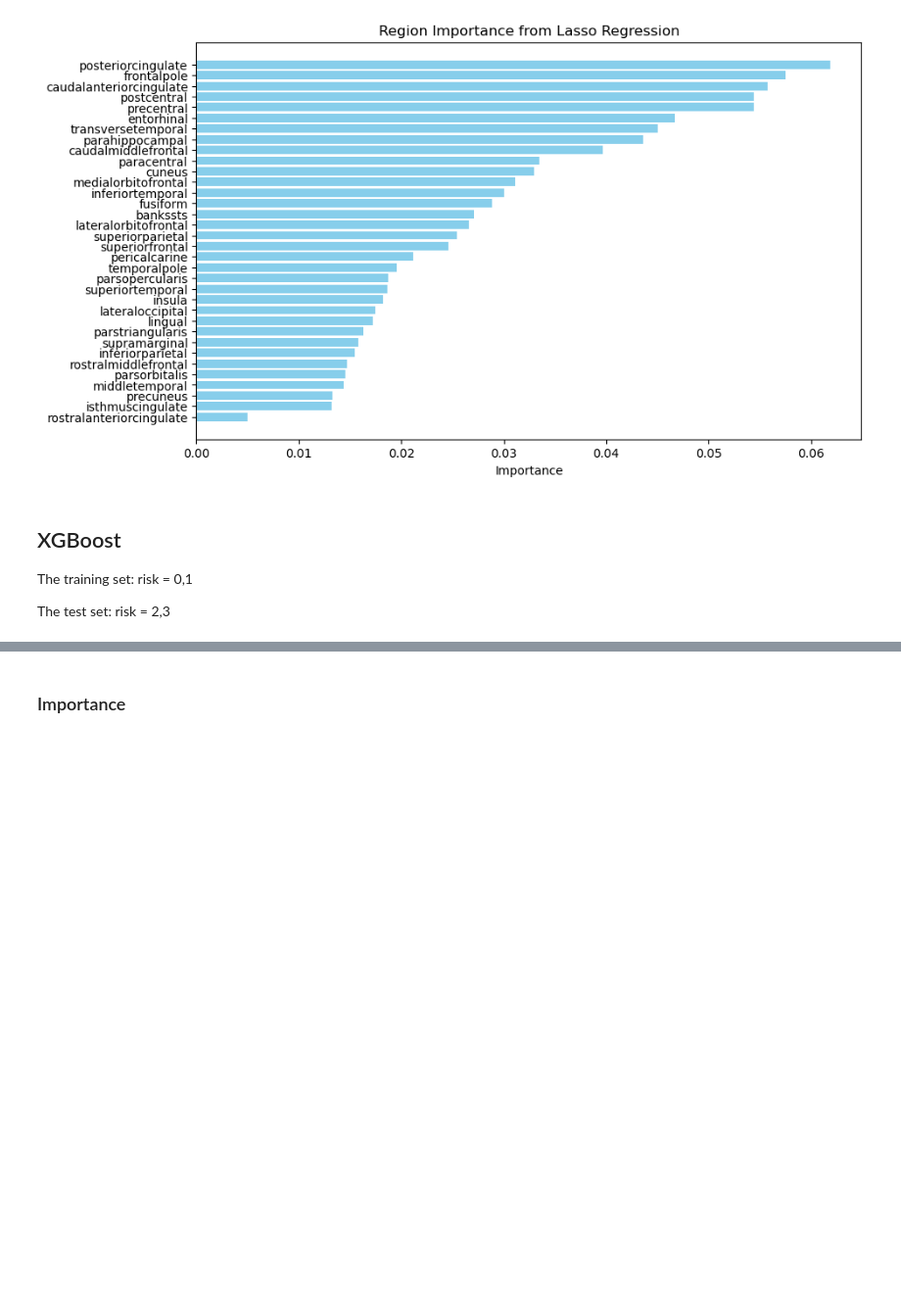
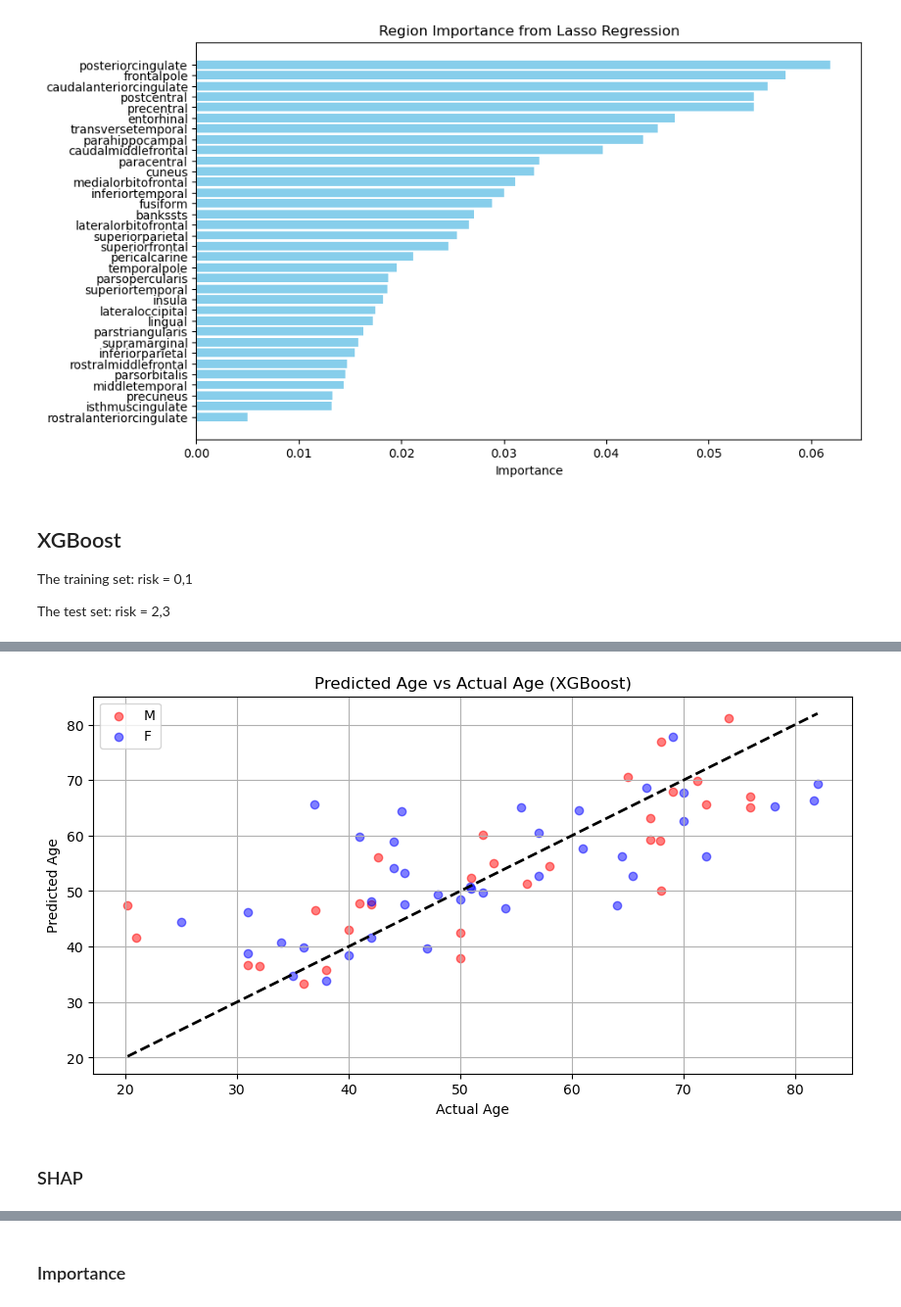
Before and after one commit to wowgudabudaa/Age_prediction_using_columns_analysis, a Jupyter notebook: age_prediction_on_columns_analyses/AD-DECODE_fa.ipynb, the cells around one changed output, grey strips where cells are left out. Shown at 98% size. Saved outputs shown, nothing was run; the diff lists cells and outputs as text; code cells hidden in the pictures; blank space fills up the shorter version.

```diff
--- a/age_prediction_on_columns_analyses/AD-DECODE_fa.ipynb
+++ b/age_prediction_on_columns_analyses/AD-DECODE_fa.ipynb
@@ -840,0 +962,18 @@ XGBoost Training R-squared (R2): 1.00
+# %%
+# Plot the predicted age vs actual age for sex
+# The 'sex' column in df contains: 'M' or 'F'
+
+plt.figure(figsize=(10, 5))
+plt.scatter(final_y['age'][df['sex'] == 'M'], final_y['test'][df['sex'] == 'M'], c='red', label='M', alpha=0.5)
+plt.scatter(final_y['age'][df['sex'] == 'F'], final_y['test'][df['sex'] == 'F'], c='blue', label='F', alpha=0.5)
+plt.plot([min(final_y['age']), max(final_y['age'])], [min(final_y['age']), max(final_y['age'])], 'k--', lw=2)
+plt.xlabel('Actual Age')
+plt.ylabel('Predicted Age')
+plt.title('Predicted Age vs Actual Age (XGBoost)')
+plt.legend()
+plt.grid()
+plt.show()
+# %% [output]
+[figure, added]
+# %% [markdown]
+### SHAP
```
Also changed, not shown: parts of 13 cells of this notebook.
